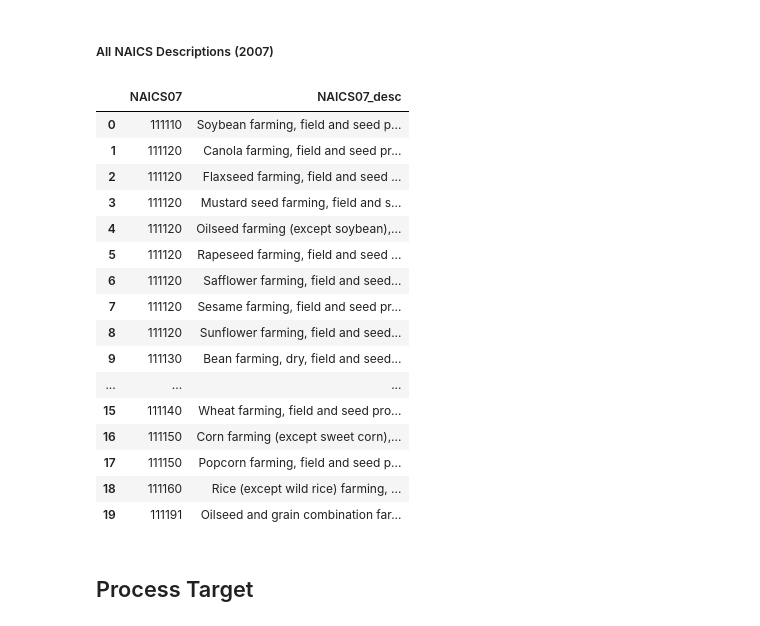
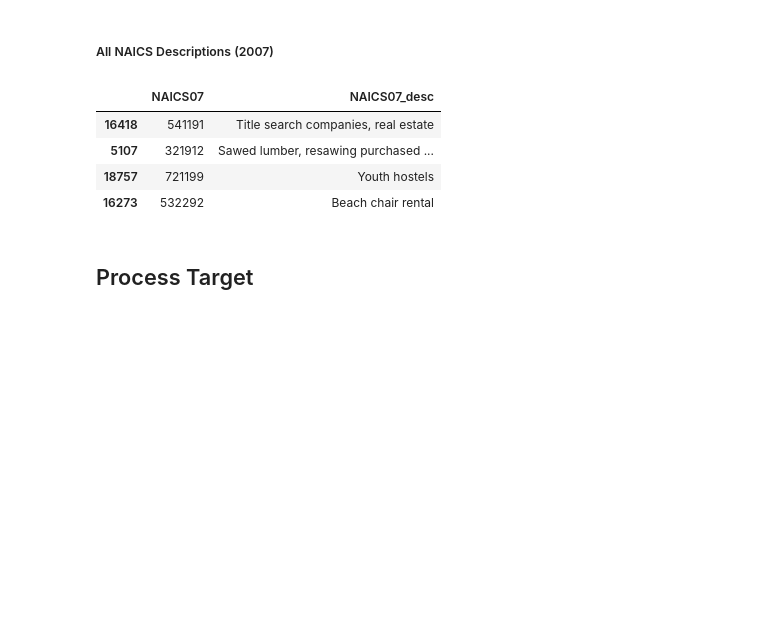
Before and after one commit to vla6/Blog_gnn_naics, a Jupyter notebook: 01_data_import.ipynb, the cells around one changed output. Cells and saved outputs as stored; diff of their text form; code cells hidden in the pictures; blank space fills up the shorter version.

```diff
--- a/01_data_import.ipynb
+++ b/01_data_import.ipynb
@@ -89,25 +91,13 @@ naics_map.head(5)
 naics_desc = pd.read_csv('naics/naics_2007.csv', dtype='str', encoding='latin1' ) \
     .rename(columns={'INDEX ITEM DESCRIPTION': 'NAICS07_desc'})
 # %%
-naics_desc.head(20)
+naics_desc.sample(4)
 # %% [output]
 |  | NAICS07 | NAICS07_desc |
-| 0 | 111110 | Soybean farming, field and seed p... |
-| 1 | 111120 | Canola farming, field and seed pr... |
-| 2 | 111120 | Flaxseed farming, field and seed ... |
-| 3 | 111120 | Mustard seed farming, field and s... |
-| 4 | 111120 | Oilseed farming (except soybean),... |
-| 5 | 111120 | Rapeseed farming, field and seed ... |
-| 6 | 111120 | Safflower farming, field and seed... |
-| 7 | 111120 | Sesame farming, field and seed pr... |
-| 8 | 111120 | Sunflower farming, field and seed... |
-| 9 | 111130 | Bean farming, dry, field and seed... |
-| ... | ... | ... |
-| 15 | 111140 | Wheat farming, field and seed pro... |
-| 16 | 111150 | Corn farming (except sweet corn),... |
-| 17 | 111150 | Popcorn farming, field and seed p... |
-| 18 | 111160 | Rice (except wild rice) farming, ... |
-| 19 | 111191 | Oilseed and grain combination far... |
+| 16418 | 541191 | Title search companies, real estate |
+| 5107 | 321912 | Sawed lumber, resawing purchased ... |
+| 18757 | 721199 | Youth hostels |
+| 16273 | 532292 | Beach chair rental |
 # %%
 naics_desc.to_parquet(Path(setup.temp_path).joinpath('01_DATA_naics07_descriptions.parquet'))
 # %% [markdown]
```
Also changed, not shown: parts of 15 cells of this notebook, 10 other files.
